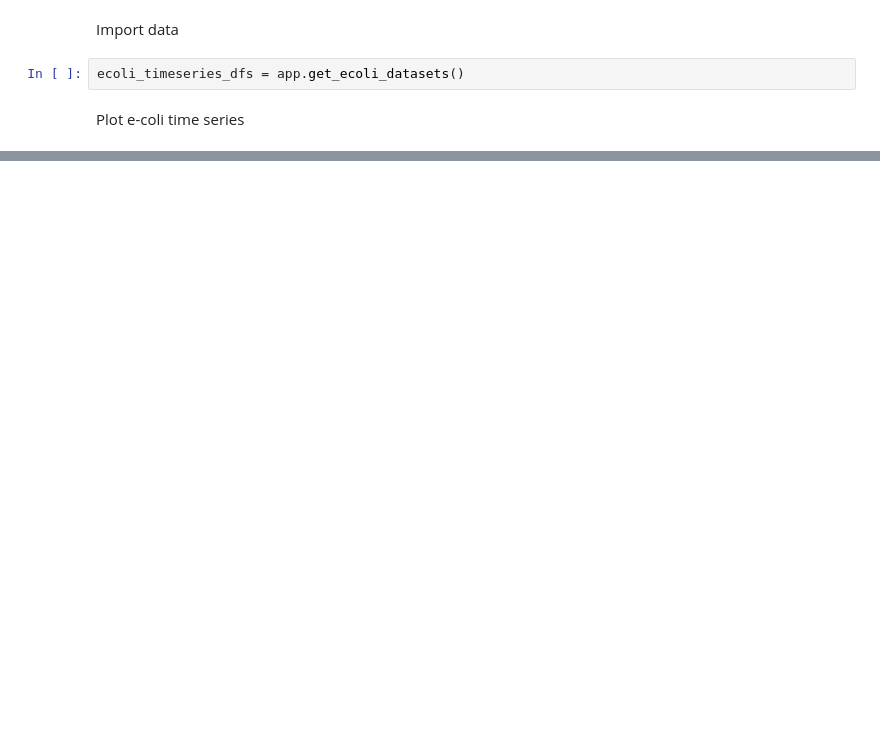
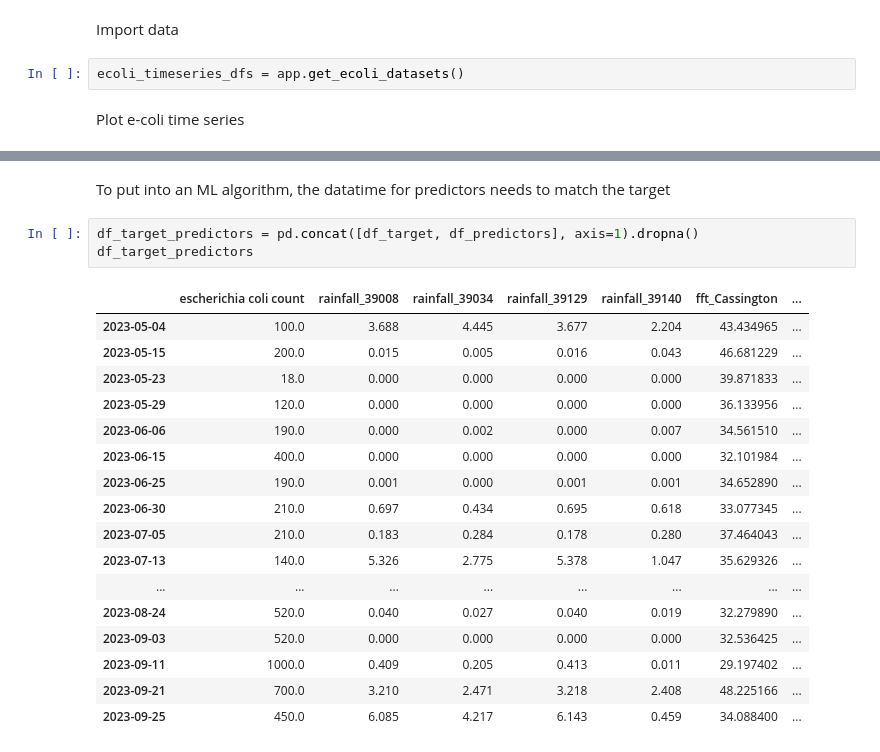
Before and after one commit to jeannielynnmoulton/swimming-safety-prediction, a Jupyter notebook: analysing_data.ipynb, the cells around one changed output, grey strips where cells are left out. Drawn from its saved outputs; the diff is of its cells as text; blank space fills up the shorter version.

```diff
--- a/analysing_data.ipynb
+++ b/analysing_data.ipynb
@@ -33,0 +169,23 @@ for i, (df, key) in enumerate(zip(ecoli_timeseries_dfs.values(), ecoli_timeserie
+# %% [markdown]
+To put into an ML algorithm, the datatime for predictors needs to match the target
+# %%
+df_target_predictors = pd.concat([df_target, df_predictors], axis=1).dropna()
+df_target_predictors
+# %% [output]
+|  | escherichia coli count | rainfall_39008 | rainfall_39034 | rainfall_39129 | rainfall_39140 | fft_Cassington | ... |
+| 2023-05-04 | 100.0 | 3.688 | 4.445 | 3.677 | 2.204 | 43.434965 | ... |
+| 2023-05-15 | 200.0 | 0.015 | 0.005 | 0.016 | 0.043 | 46.681229 | ... |
+| 2023-05-23 | 18.0 | 0.000 | 0.000 | 0.000 | 0.000 | 39.871833 | ... |
+| 2023-05-29 | 120.0 | 0.000 | 0.000 | 0.000 | 0.000 | 36.133956 | ... |
+| 2023-06-06 | 190.0 | 0.000 | 0.002 | 0.000 | 0.007 | 34.561510 | ... |
+| 2023-06-15 | 400.0 | 0.000 | 0.000 | 0.000 | 0.000 | 32.101984 | ... |
+| 2023-06-25 | 190.0 | 0.001 | 0.000 | 0.001 | 0.001 | 34.652890 | ... |
+| 2023-06-30 | 210.0 | 0.697 | 0.434 | 0.695 | 0.618 | 33.077345 | ... |
+| 2023-07-05 | 210.0 | 0.183 | 0.284 | 0.178 | 0.280 | 37.464043 | ... |
+| 2023-07-13 | 140.0 | 5.326 | 2.775 | 5.378 | 1.047 | 35.629326 | ... |
+| ... | ... | ... | ... | ... | ... | ... | ... |
+| 2023-08-24 | 520.0 | 0.040 | 0.027 | 0.040 | 0.019 | 32.279890 | ... |
+| 2023-09-03 | 520.0 | 0.000 | 0.000 | 0.000 | 0.000 | 32.536425 | ... |
+| 2023-09-11 | 1000.0 | 0.409 | 0.205 | 0.413 | 0.011 | 29.197402 | ... |
+| 2023-09-21 | 700.0 | 3.210 | 2.471 | 3.218 | 2.408 | 48.225166 | ... |
+| 2023-09-25 | 450.0 | 6.085 | 4.217 | 6.143 | 0.459 | 34.088400 | ... |
```
Also changed, not shown: parts of 16 cells of this notebook.
